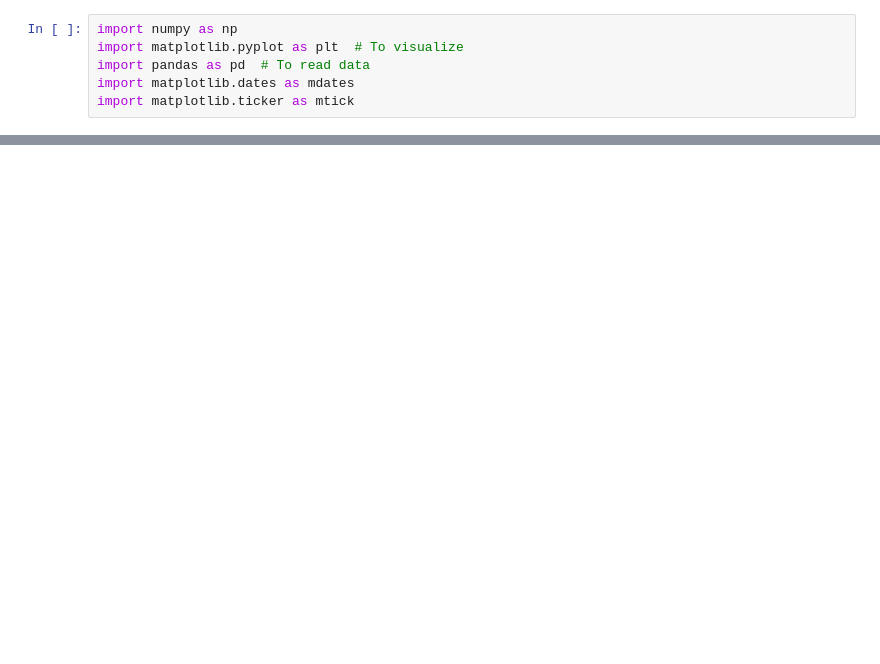
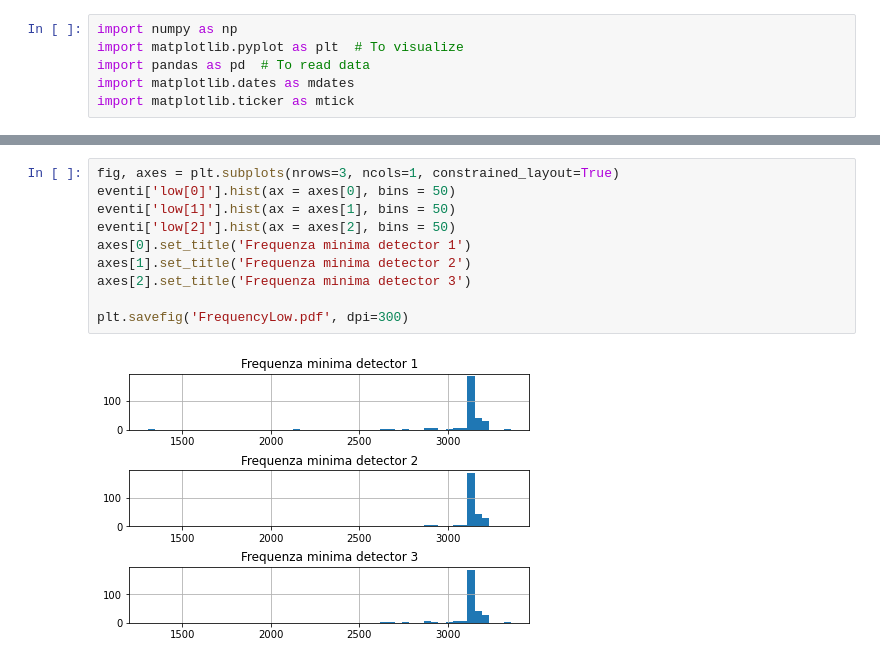
Before and after one commit to aidinattar/analisiTesi, a Jupyter notebook: frequenze/Untitled1.ipynb, the cells around one changed output, grey strips where cells are left out. Cells and saved outputs as stored; diff of their text form; blank space fills up the shorter version.

Commit message:
Aggiunto plot della frequenza minima e massima per i segnali ricostruiti nella 'macchia': erano effettivamente dovuti a segnali spezzati tra merger e post-merger.

```diff
--- a/frequenze/Untitled1.ipynb
+++ b/frequenze/Untitled1.ipynb
@@ -45,0 +46,12 @@ plt.hist(eventi['run'],
+# %%
+fig, axes = plt.subplots(nrows=3, ncols=1, constrained_layout=True)
+eventi['low[0]'].hist(ax = axes[0], bins = 50)
+eventi['low[1]'].hist(ax = axes[1], bins = 50)
+eventi['low[2]'].hist(ax = axes[2], bins = 50)
+axes[0].set_title('Frequenza minima detector 1')
+axes[1].set_title('Frequenza minima detector 2')
+axes[2].set_title('Frequenza minima detector 3')
+
+plt.savefig('FrequencyLow.pdf', dpi=300)
+# %% [output]
+[figure, added]
```
Also changed, not shown: parts of 3 cells of this notebook, 24 other files.
